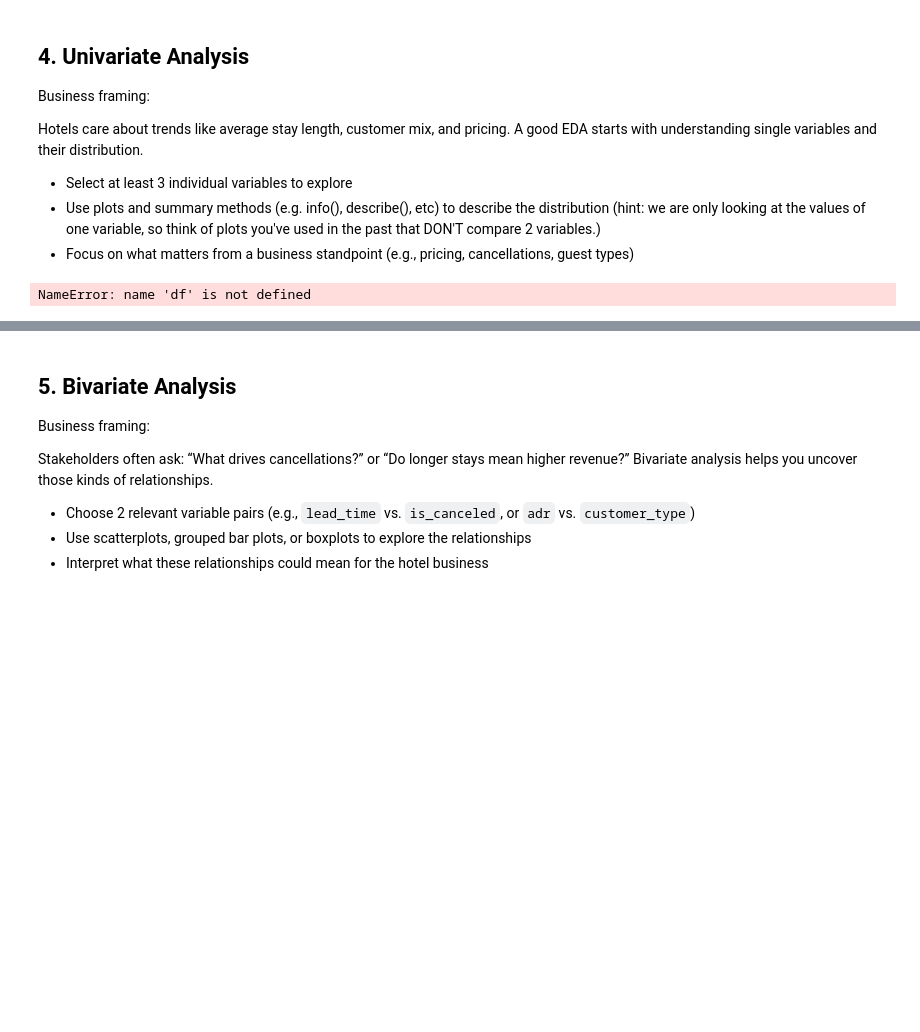
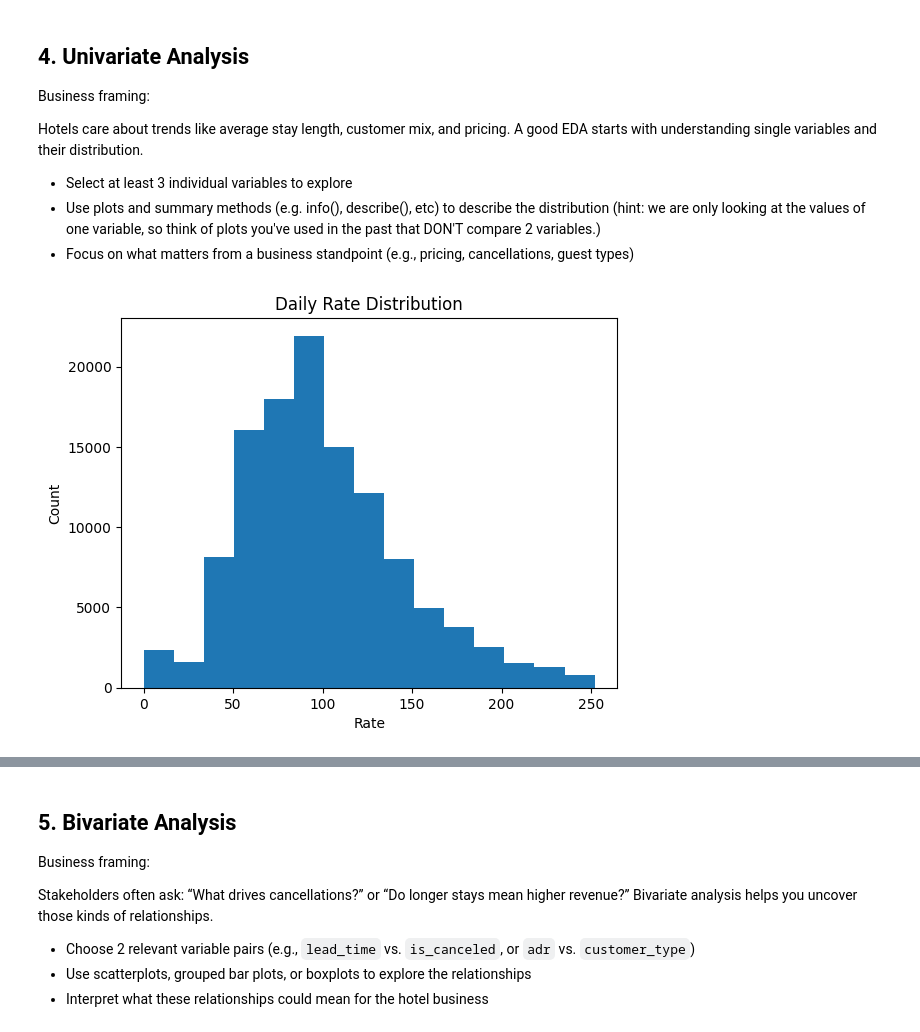
Before and after one commit to u1344368/IS4487, a Jupyter notebook: Assignments/assignment_05_eda.ipynb, the cells around one changed output, grey strips where cells are left out. Cells and saved outputs as stored; diff of their text form; code cells hidden in the pictures; blank space fills up the shorter version.

```diff
--- a/Assignments/assignment_05_eda.ipynb
+++ b/Assignments/assignment_05_eda.ipynb
@@ -199,13 +199,15 @@ Hotels care about trends like average stay length, customer mix, and pricing. A
 - Select at least 3 individual variables to explore
 - Use plots and summary methods (e.g. info(), describe(), etc)  to describe the distribution (hint: we are only looking at the values of one variable, so think of plots you've used in the past that DON'T compare 2 variables.)
 - Focus on what matters from a business standpoint (e.g., pricing, cancellations, guest types)
-# %%
-# Your code for univariate analysis (e.g., plots, value counts) 🔧
-customer_type = df['customer_type'].value_counts().head(10)
-sns.barplot(x=customer_type.values, y=customer_type.index)
-plt.title("Customer Types")
-plt.xlabel("Customer Typess")
-plt.ylabel("Number of Customer type")
-plt.show()
-# %% [output]
-NameError: name 'df' is not defined
+# %%
+# Your code for univariate analysis (e.g., plots, value counts) 🔧
+q_low = df["adr"].quantile(0.01)
+q_hi  = df["adr"].quantile(0.99)
+df = df[(df["adr"] <= q_hi) & (df["adr"] >= q_low)]
+plt.hist(df["adr"], bins = 15)
+plt.xlabel("Rate")
+plt.ylabel("Count")
+plt.title("Daily Rate Distribution")
+plt.show()
+# %% [output]
+[figure, added]
```
Also changed, not shown: parts of 12 cells of this notebook.
